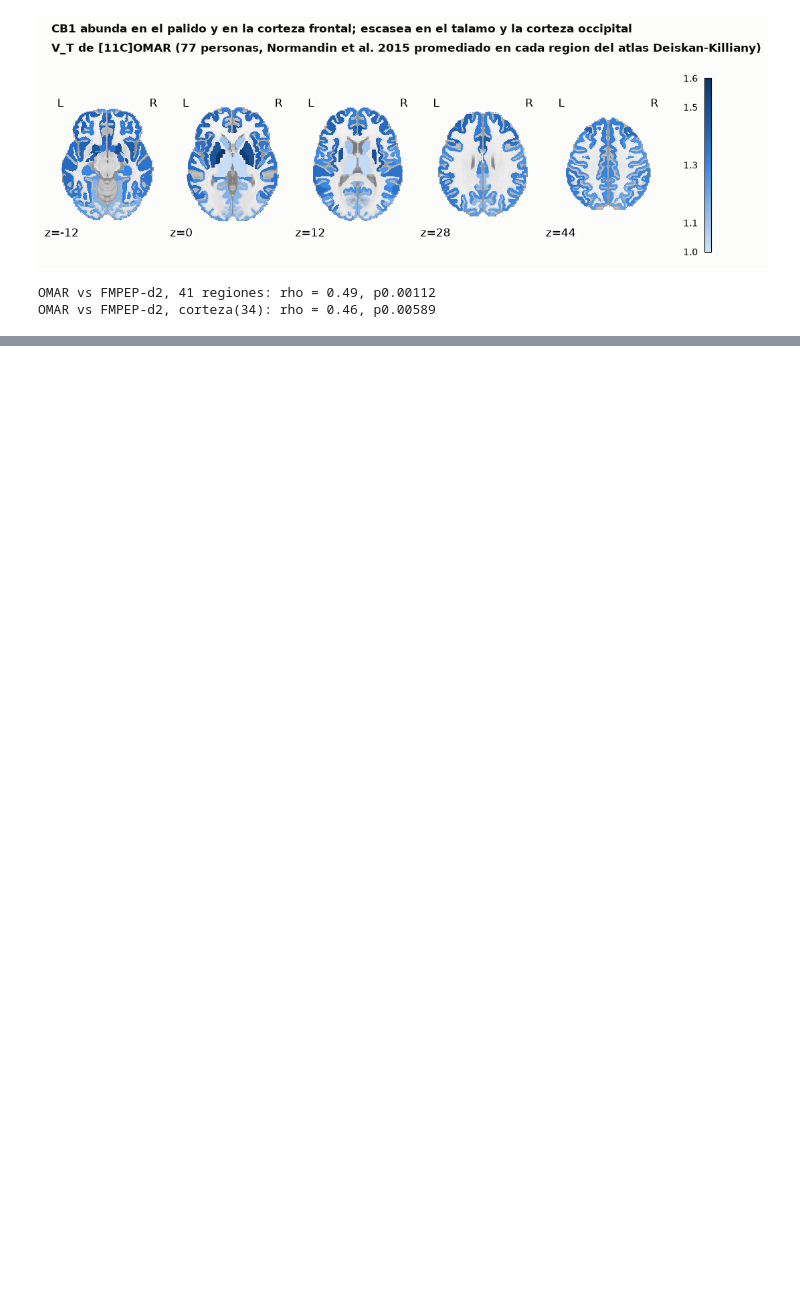
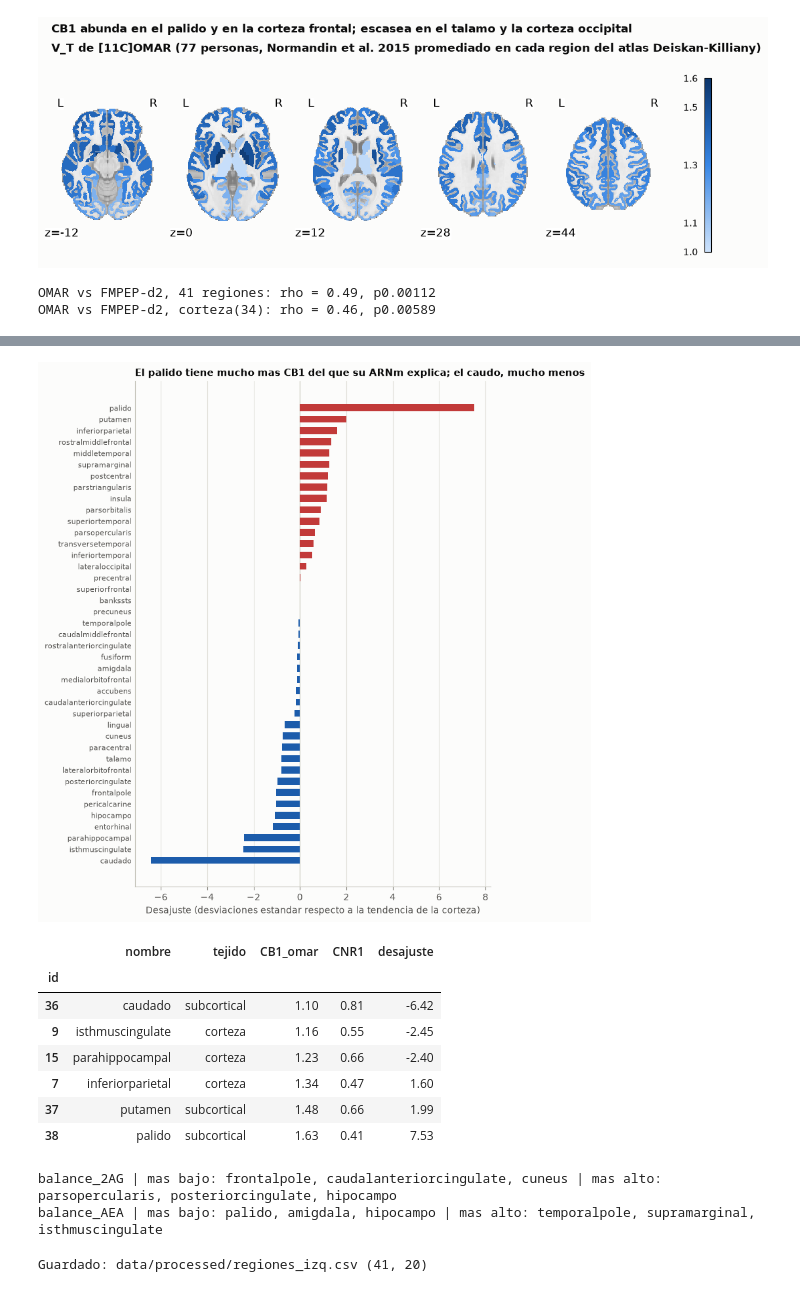
Before and after one commit to alexhdezf18/sistema-endocannabinoide, a Jupyter notebook: notebooks/01_mapa.ipynb, the cells around one changed output, grey strips where cells are left out. Cells and saved outputs as stored; diff of their text form; code cells hidden in the pictures; blank space fills up the shorter version.

```diff
--- a/notebooks/01_mapa.ipynb
+++ b/notebooks/01_mapa.ipynb
@@ -162,0 +226,47 @@ AttributeError: 'int' object has no attribute 'sum'
+# %%
+# Celda 11 Figura 4: cuanto CB1 sobra o falta respecto a su ARNm
+residuo = izq.CB1_omar - (a + b * izq.CNR1)
+izq["desajuste"] = residuo / (ctx.CB1_omar - (a + b * ctx.CNR1)).std()
+d = izq.sort_values("desajuste")
+
+fig, ax = plt.subplots(figsize=(7,10))
+colores = np.where(d.desajuste > 0, E.ROJO_OSCURO, E.AZUL_OSCURO)
+ax.barh(range(len(d)), d.desajuste, height=0.62, color=colores, zorder=2)
+ax.set_yticks(range(len(d)), d.nombre, fontsize=8)
+ax.axvline(0, color=E.EJE, lw=1, zorder=1)
+ax.grid(True, axis="x", zorder=0)
+ax.set_xlabel("Desajuste (desviaciones estandar respecto a la tendencia de la corteza)")
+ax.set_title("El palido tiene mucho mas CB1 del que su ARNm explica; el caudo, mucho menos", fontsize=11)
+ax.tick_params(axis="y",length=0)
+fig.savefig(FIG / "fig4_desajustes.png")
+plt.show()
+d[["nombre", "tejido", "CB1_omar", "CNR1", "desajuste"]].round(2).iloc[[0, 1, 2, -3, -2, -1]]
+# %% [output]
+[figure, added]
+|  | nombre | tejido | CB1_omar | CNR1 | desajuste |
+| id |  |  |  |  |  |
+| 36 | caudado | subcortical | 1.10 | 0.81 | -6.42 |
+| 9 | isthmuscingulate | corteza | 1.16 | 0.55 | -2.45 |
+| 15 | parahippocampal | corteza | 1.23 | 0.66 | -2.40 |
+| 7 | inferiorparietal | corteza | 1.34 | 0.47 | 1.60 |
+| 37 | putamen | subcortical | 1.48 | 0.66 | 1.99 |
+| 38 | palido | subcortical | 1.63 | 0.41 | 7.53 |
+# %%
+# Celda 12 Balance entre fabricar y degradar, por ligando
+
+zg =  (izq[list(GENES)] - izq[list(GENES)].mean()) / izq[list(GENES)].std()
+izq["balance_2AG"] =  zg.DAGLA - zg.MGLL
+izq["balance_AEA"] = zg.NAPEPLD - zg.FAAH
+for col in ["balance_2AG", "balance_AEA"]:
+    o = izq.sort_values(col)
+    print(col, "| mas bajo:", ", ".join(o.nombre.head(3)), "| mas alto:", ", ". join(o.nombre.tail(3)))
+# %% [output]
+balance_2AG | mas bajo: frontalpole, caudalanteriorcingulate, cuneus | mas alto: parsopercularis, posteriorcingulate, hipocampo
+balance_AEA | mas bajo: palido, amigdala, hipocampo | mas alto: temporalpole, supramarginal, isthmuscingulate
+# %%
+# Celda 13 Guardar la tabla para los notebooks 02 y 03
+columnas = ["label", "nombre", "tejido", "x", "y", "z", "CB1_omar", "CB1_fmpep", *GENES, "desajuste", "balance_2AG", "balance_AEA"]
+izq[columnas].to_csv(PROC / "regiones_izq.csv")
+print("Guardado:", (PROC / "regiones_izq.csv").relative_to(ROOT), izq[columnas].shape)
+# %% [output]
+Guardado: data/processed/regiones_izq.csv (41, 20)
```
Also changed, not shown: parts of 7 cells of this notebook, 3 other files.
